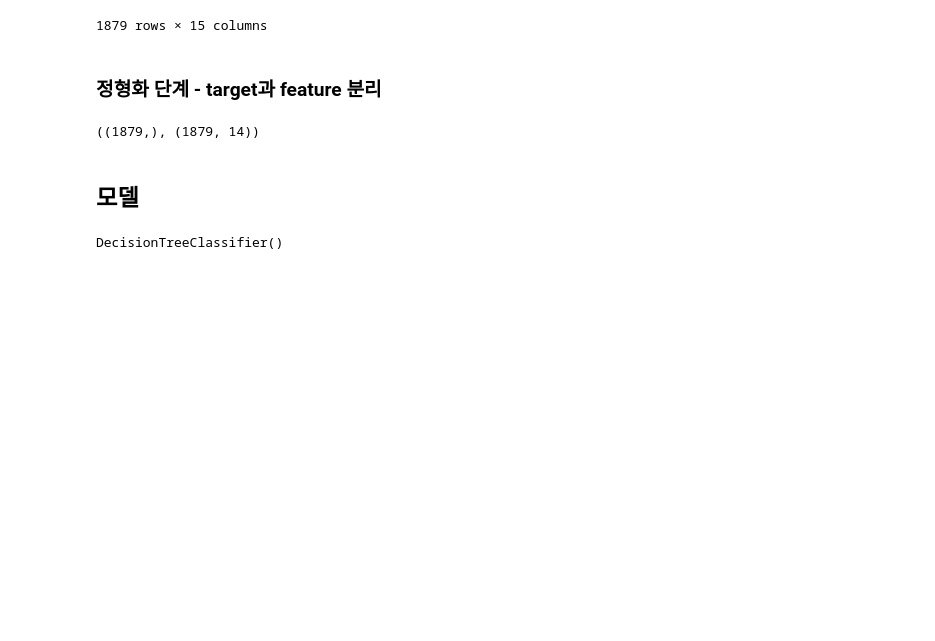
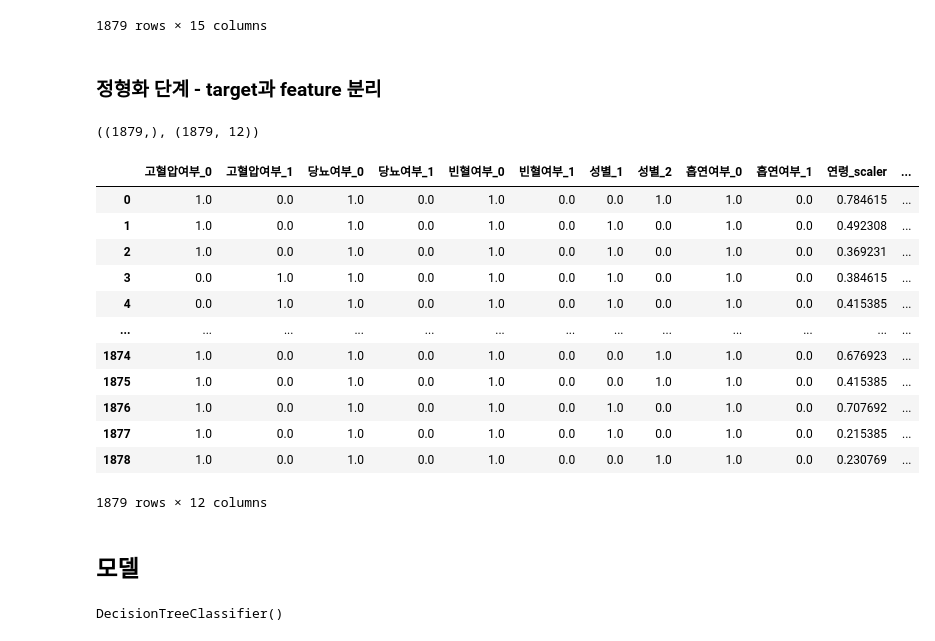
Before and after one commit to entangelk/study_AIs, a Jupyter notebook: docs/quests/MLs/SpineSurgeryList_FeatureEngin.ipynb, the cells around one changed output. Saved outputs shown, nothing was run; the diff lists cells and outputs as text; code cells hidden in the pictures; blank space fills up the shorter version.

```diff
--- a/docs/quests/MLs/SpineSurgeryList_FeatureEngin.ipynb
+++ b/docs/quests/MLs/SpineSurgeryList_FeatureEngin.ipynb
@@ -146,10 +146,26 @@ df_SSL_extract
 ### 정형화 단계 - target과 feature 분리
 # %%
 target_train = df_SSL_extract['재발여부']
-features_train = df_SSL_extract.drop(columns=['재발여부'])
+features_train = df_SSL_extract.drop(columns=['재발여부','연령','체중'])
 target_train.shape, features_train.shape
 # %% [output]
-((1879,), (1879, 14))
+((1879,), (1879, 12))
+# %%
+features_train
+# %% [output]
+|  | 고혈압여부_0 | 고혈압여부_1 | 당뇨여부_0 | 당뇨여부_1 | 빈혈여부_0 | 빈혈여부_1 | 성별_1 | 성별_2 | 흡연여부_0 | 흡연여부_1 | 연령_scaler | ... |
+| 0 | 1.0 | 0.0 | 1.0 | 0.0 | 1.0 | 0.0 | 0.0 | 1.0 | 1.0 | 0.0 | 0.784615 | ... |
+| 1 | 1.0 | 0.0 | 1.0 | 0.0 | 1.0 | 0.0 | 1.0 | 0.0 | 1.0 | 0.0 | 0.492308 | ... |
+| 2 | 1.0 | 0.0 | 1.0 | 0.0 | 1.0 | 0.0 | 1.0 | 0.0 | 1.0 | 0.0 | 0.369231 | ... |
+| 3 | 0.0 | 1.0 | 1.0 | 0.0 | 1.0 | 0.0 | 1.0 | 0.0 | 1.0 | 0.0 | 0.384615 | ... |
+| 4 | 0.0 | 1.0 | 1.0 | 0.0 | 1.0 | 0.0 | 1.0 | 0.0 | 1.0 | 0.0 | 0.415385 | ... |
+| ... | ... | ... | ... | ... | ... | ... | ... | ... | ... | ... | ... | ... |
+| 1874 | 1.0 | 0.0 | 1.0 | 0.0 | 1.0 | 0.0 | 0.0 | 1.0 | 1.0 | 0.0 | 0.676923 | ... |
+| 1875 | 1.0 | 0.0 | 1.0 | 0.0 | 1.0 | 0.0 | 0.0 | 1.0 | 1.0 | 0.0 | 0.415385 | ... |
+| 1876 | 1.0 | 0.0 | 1.0 | 0.0 | 1.0 | 0.0 | 1.0 | 0.0 | 1.0 | 0.0 | 0.707692 | ... |
+| 1877 | 1.0 | 0.0 | 1.0 | 0.0 | 1.0 | 0.0 | 1.0 | 0.0 | 1.0 | 0.0 | 0.215385 | ... |
+| 1878 | 1.0 | 0.0 | 1.0 | 0.0 | 1.0 | 0.0 | 0.0 | 1.0 | 1.0 | 0.0 | 0.230769 | ... |
+1879 rows × 12 columns
 # %% [markdown]
 ## 모델
 # %%
```
